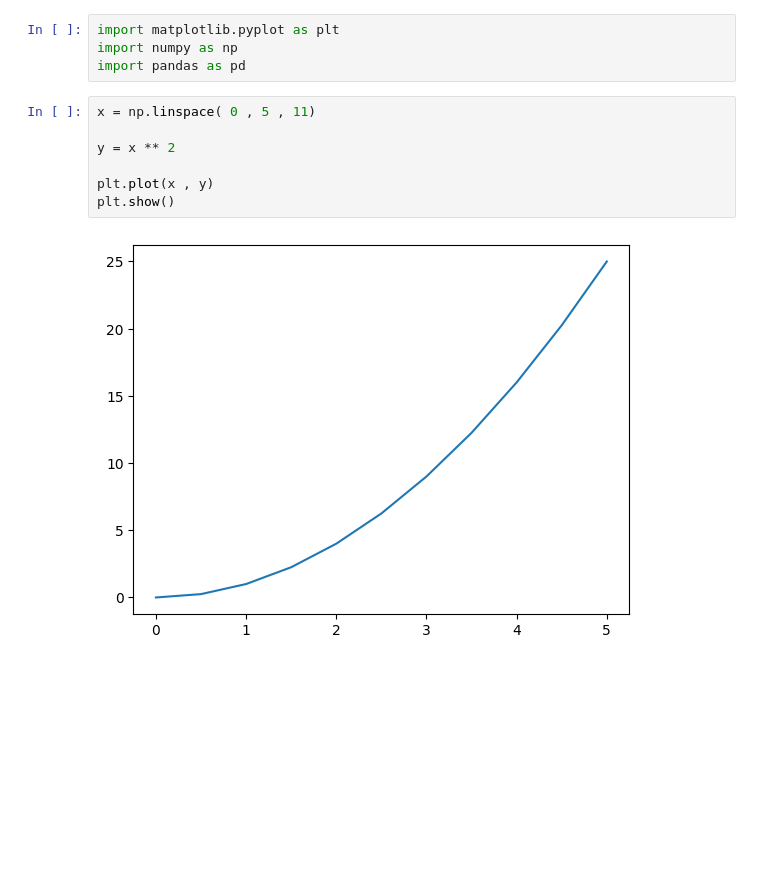
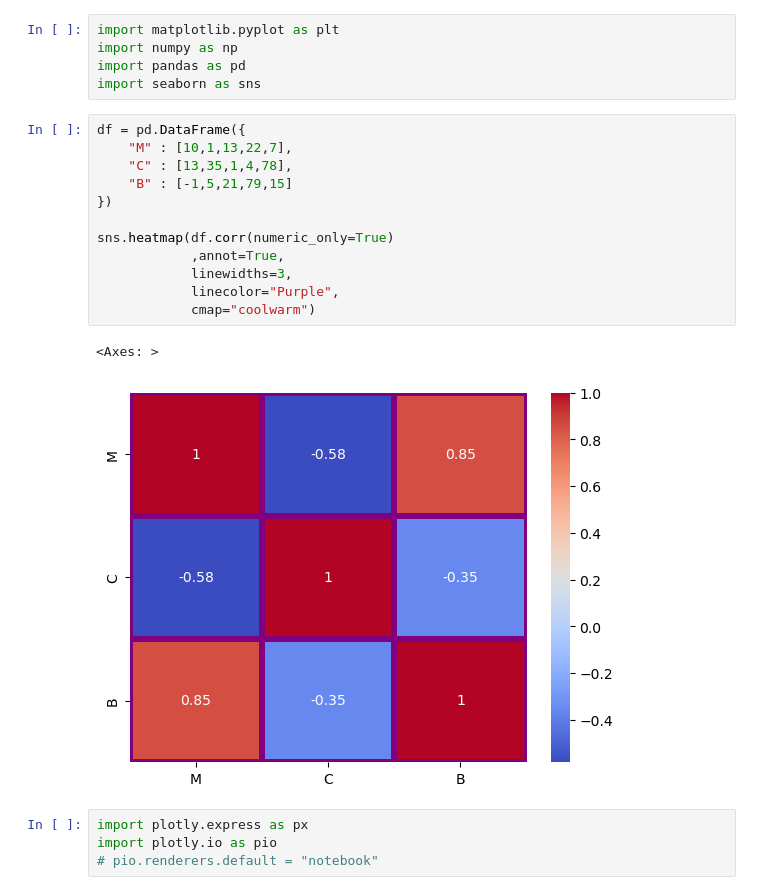
Before and after one commit to vedpcse-stack/Machine-Learning, a Jupyter notebook: Matplotlib/matplotlib.ipynb, the cells around one changed output. Drawn from its saved outputs; the diff is of its cells as text; blank space fills up the shorter version.

```diff
--- a/Matplotlib/matplotlib.ipynb
+++ b/Matplotlib/matplotlib.ipynb
@@ -2,12 +2,23 @@
 import matplotlib.pyplot as plt
 import numpy as np
 import pandas as pd
+import seaborn as sns
 # %%
-x = np.linspace( 0 , 5 , 11)
+df = pd.DataFrame({
+    "M" : [10,1,13,22,7],
+    "C" : [13,35,1,4,78],
+    "B" : [-1,5,21,79,15]
+})
 
-y = x ** 2
-
-plt.plot(x , y)
-plt.show()
+sns.heatmap(df.corr(numeric_only=True)
+            ,annot=True,
+            linewidths=3,
+            linecolor="Purple",
+            cmap="coolwarm")
 # %% [output]
+<Axes: >
-[figure, old version]
+[figure, new version]
+# %%
+import plotly.express as px
+import plotly.io as pio
+# pio.renderers.default = "notebook"
```
Also changed, not shown: parts of 7 cells of this notebook, 4 other files.
